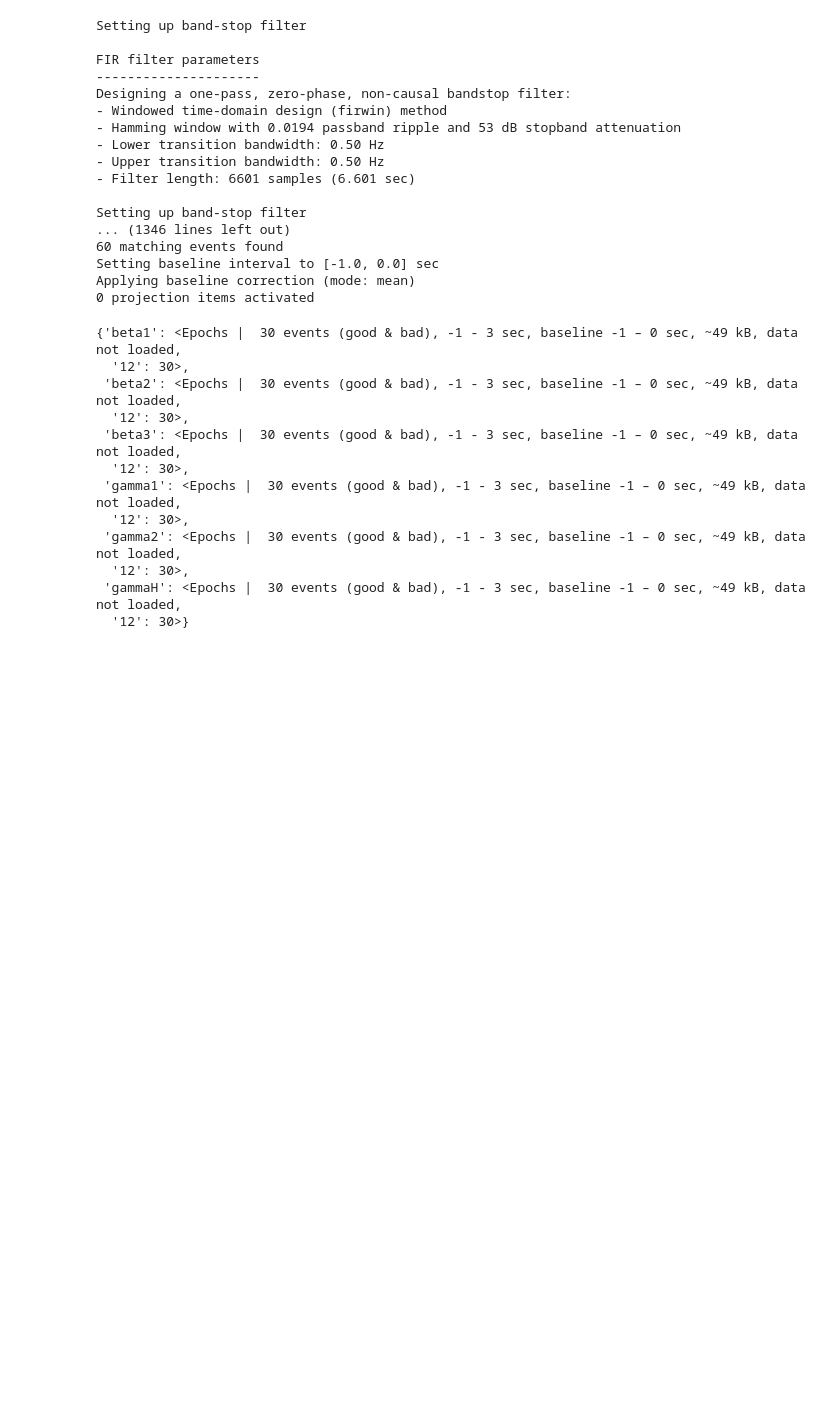
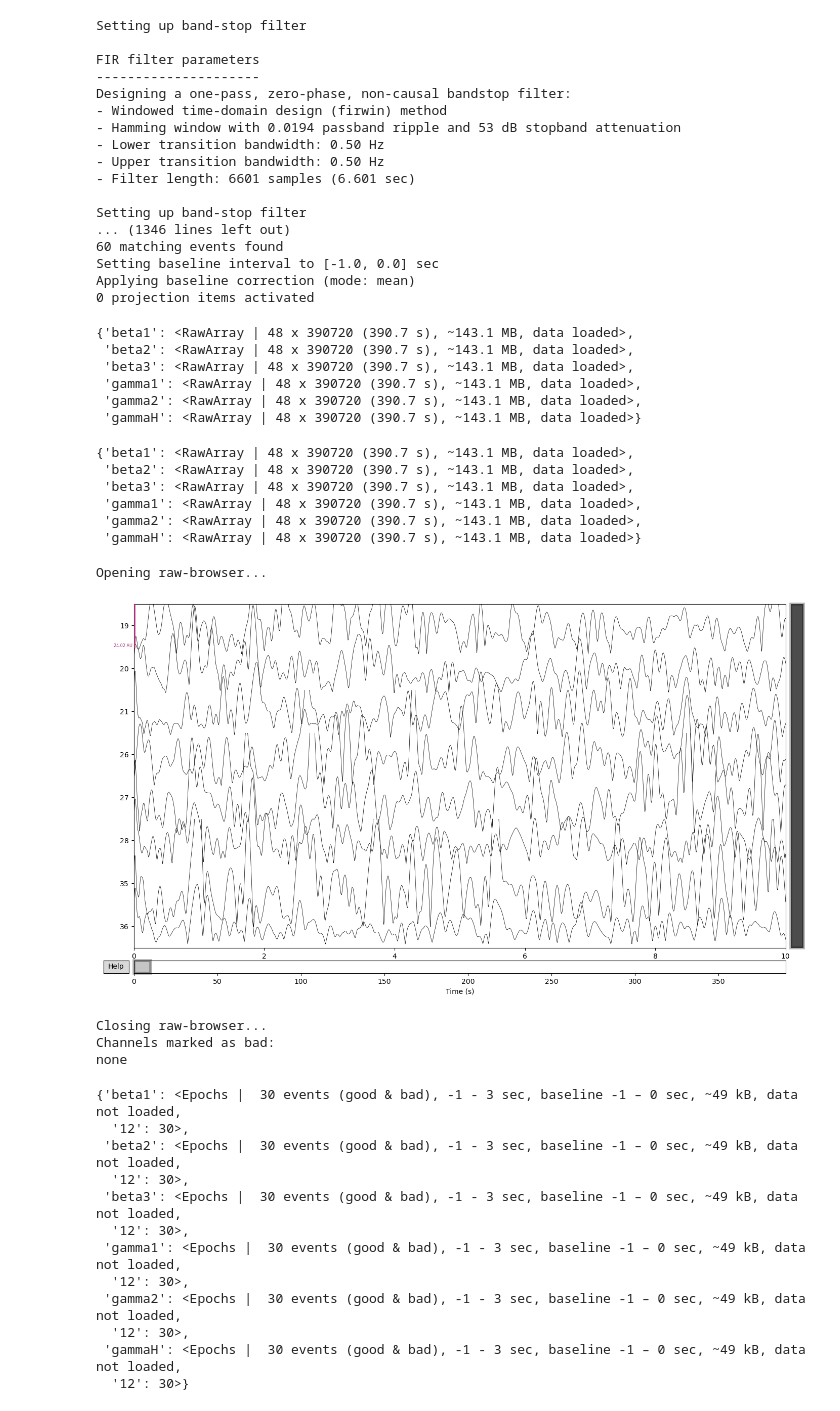
Before and after one commit to jessb0t/motorImagery, a Jupyter notebook: mne_processing.ipynb, the cells around one changed output. Cells and saved outputs as stored; diff of their text form; code cells hidden in the pictures; blank space fills up the shorter version.

```diff
--- a/mne_processing.ipynb
+++ b/mne_processing.ipynb
@@ -33,9 +32,9 @@ def load_data(subject, data_pth):
     imag = loadmat(os.path.join(data_pth,'{}_im_t_h.mat'.format(subject)))
     overt = loadmat(os.path.join(data_pth,'{}_mot_t_h.mat'.format(subject)))
     n_channels = imag['data'].shape[1]
-    mne_Info, mne_Imag ,mne_Overt=mne_conv(imag, overt, sampling_freq, scaling_f, n_channels)
+    mne_Info, mne_Imag ,mne_Overt, stim_events =mne_conv(imag, overt, sampling_freq, scaling_f, n_channels)
 
-    return mne_Info, mne_Imag, mne_Overt
+    return mne_Info, mne_Imag, mne_Overt, stim_events
 
 
 def mne_conv(imag, overt, sampling_freq, scaling_f, n_channels):
@@ -56,8 +55,8 @@ def mne_conv(imag, overt, sampling_freq, scaling_f, n_channels):
         filtered_data_Overt.append(filtered_Overt)
 
     # Creating MNE objects
-    mne_Overt = mne.io.RawArray(filtered_data_Overt, mne_info)
-    mne_Imag = mne.io.RawArray(filtered_data_Imag, mne_info)
+    mne_Overt = mne.io.RawArray(filtered_data_Overt, mne_Info)
+    mne_Imag = mne.io.RawArray(filtered_data_Imag, mne_Info)
 
     # Create stimulation events and add them to the respective mne objects
     stim_events_overt = np.array([np.array([i, 0, stim[0]]) for i, stim in enumerate(overt['stim']) if overt['stim'][i-1]<stim]) # Stimulations
@@ -66,7 +65,7 @@ def mne_conv(imag, overt, sampling_freq, scaling_f, n_channels):
         mne_Overt.add_events(stim_events_overt, stim_channel = ch)
         mne_Imag.add_events(stim_events_imag, stim_channel = ch)
 
-    return mne_Info, mne_Imag,mne_Overt
+    return mne_Info, mne_Imag, mne_Overt, stim_events_overt
 
 def filter_frequency_bands(mne_Imag, mne_Overt, freq_limit, picks=[]):
     if len(picks)==0:
@@ -119,7 +118,7 @@ def bandpass_hilbert_epochs (picks, mne_Imag, mne_Overt):
     return hilbert_overt, hilbert_imag, hand_epochs_overt, hand_epochs_imag, tongue_epochs_overt, tongue_epochs_imag
 
 def get_epochs_data(hilbert_freq_mne, event_id):
-    epochs_mne_data = mne.Epochs(hilbert_freq_mne.copy(), events=stim_events, tmin=-1, tmax=3)[event_id]
+    epochs_mne_data = mne.Epochs(hilbert_freq_mne.copy(), events = stim_events, tmin=-1, tmax=3)[event_id]
     return epochs_mne_data
 
 
@@ -132,12 +131,13 @@ def save_epoches (hand_ima, hand_overt, tng_ima, tng_overt, save_path):
 # %%
 
 # Example: preprocess the data for subject jc
-
 picks = [19, 20, 21, 26, 27, 28, 35, 36]
 picks_str = [str(i) for i in picks]
 
-mne_info, mne_Imag, mne_Overt = load_data ('jc','sourcedata/imagery_basic/data')
+mne_Info, mne_Imag, mne_Overt, stim_events = load_data ('jc','sourcedata/imagery_basic/data')
 hilbert_overt, hilbert_imag, hand_epochs_overt, hand_epochs_imag, tng_epochs_overt, tng_epochs_imag = bandpass_hilbert_epochs (picks, mne_Imag, mne_Overt)
+
+hilbert_overt
 # %% [output]
 Setting up band-stop filter
 
@@ -156,13 +156,36 @@ Setting up band-stop filter
 Setting baseline interval to [-1.0, 0.0] sec
 Applying baseline correction (mode: mean)
 0 projection items activated
+{'beta1': <RawArray | 48 x 390720 (390.7 s), ~143.1 MB, data loaded>,
+ 'beta2': <RawArray | 48 x 390720 (390.7 s), ~143.1 MB, data loaded>,
+ 'beta3': <RawArray | 48 x 390720 (390.7 s), ~143.1 MB, data loaded>,
+ 'gamma1': <RawArray | 48 x 390720 (390.7 s), ~143.1 MB, data loaded>,
+ 'gamma2': <RawArray | 48 x 390720 (390.7 s), ~143.1 MB, data loaded>,
+ 'gammaH': <RawArray | 48 x 390720 (390.7 s), ~143.1 MB, data loaded>}
+# %%
+hilbert_overt
+# %% [output]
+{'beta1': <RawArray | 48 x 390720 (390.7 s), ~143.1 MB, data loaded>,
+ 'beta2': <RawArray | 48 x 390720 (390.7 s), ~143.1 MB, data loaded>,
+ 'beta3': <RawArray | 48 x 390720 (390.7 s), ~143.1 MB, data loaded>,
+ 'gamma1': <RawArray | 48 x 390720 (390.7 s), ~143.1 MB, data loaded>,
+ 'gamma2': <RawArray | 48 x 390720 (390.7 s), ~143.1 MB, data loaded>,
+ 'gammaH': <RawArray | 48 x 390720 (390.7 s), ~143.1 MB, data loaded>}
 # %%
 beta1_overt = hilbert_overt ['beta1']
+beta2_imag = hilbert_imag ['beta2']
 gammaH_imag = hilbert_overt ['gammaH']
 
 #plotting the above data
 #beta1_overt.pick_channels(picks_str).plot()
+beta2_imag.pick_channels (picks_str).plot()
 #gammaH_imag.pick_channels(picks_str).plot()
+# %% [output]
+Opening raw-browser...
+[figure, added]
+Closing raw-browser...
+Channels marked as bad:
+none
 # %%
 # example of how the epochs data looks like.
 hand_epochs_overt
```
Also changed, not shown: parts of 1 cell of this notebook.
